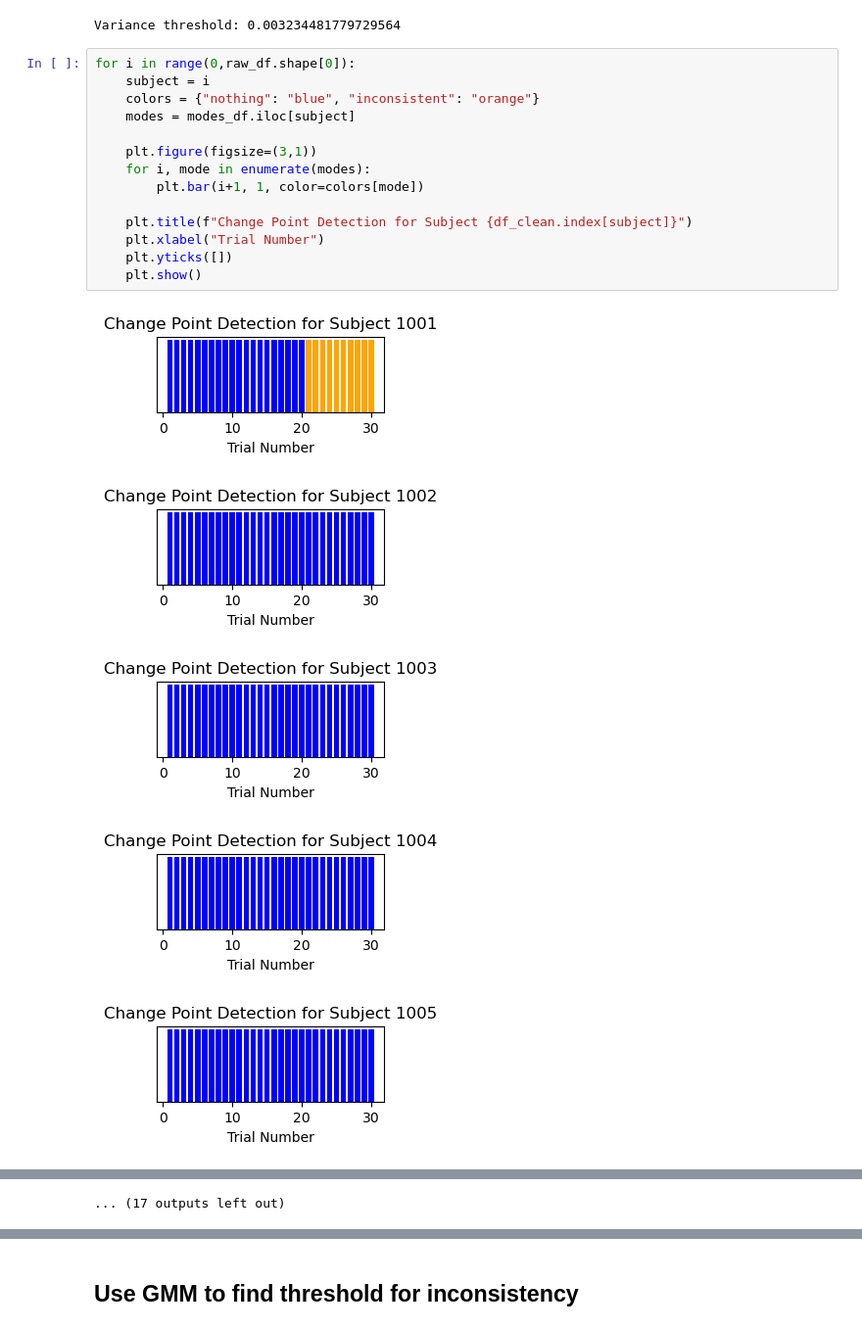
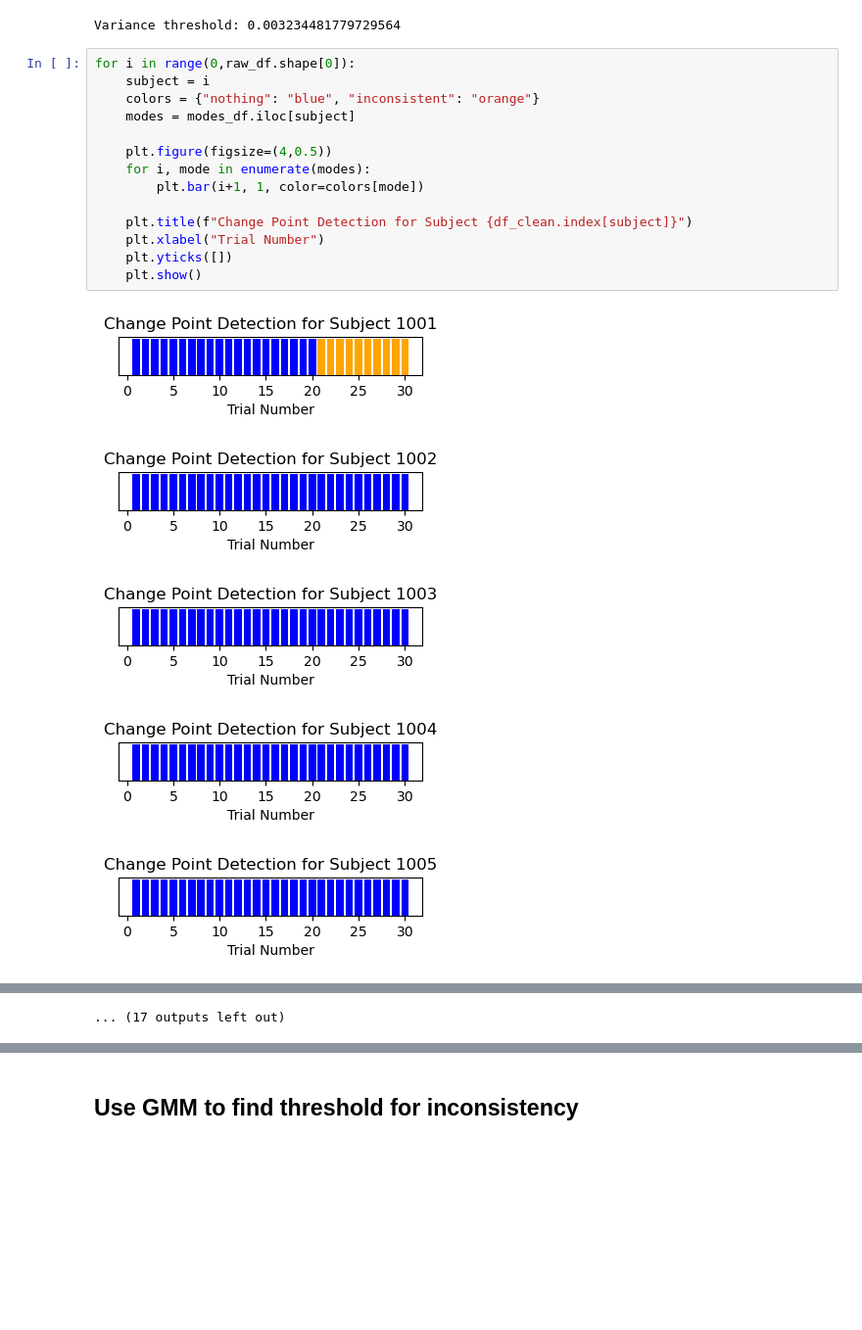
Before and after one commit to abbiemcdowell/TECH646-Haptic-Results, a Jupyter notebook: learning/learning_consistency.ipynb, the cells around one changed output, grey strips where cells are left out. Shown at 98% size. Saved outputs shown, nothing was run; the diff lists cells and outputs as text; blank space fills up the shorter version.

```diff
--- a/learning/learning_consistency.ipynb
+++ b/learning/learning_consistency.ipynb
@@ -261,20 +262,20 @@ Variance threshold: 0.003234481779729564
 # %%
 for i in range(0,raw_df.shape[0]):
     subject = i
     colors = {"nothing": "blue", "inconsistent": "orange"}
     modes = modes_df.iloc[subject]
 
-    plt.figure(figsize=(3,1))
+    plt.figure(figsize=(4,0.5))
     for i, mode in enumerate(modes):
         plt.bar(i+1, 1, color=colors[mode])
 
     plt.title(f"Change Point Detection for Subject {df_clean.index[subject]}")
     plt.xlabel("Trial Number")
     plt.yticks([])
     plt.show()
 # %% [output]
-[figure, old version]
+[figure, new version]
-[figure, old version]
+[figure, new version]
-[figure, old version]
+[figure, new version]
-[figure, old version]
+[figure, new version]
-[figure, old version]
+[figure, new version]
```
Also changed, not shown: parts of 6 cells of this notebook, 3 other files.
